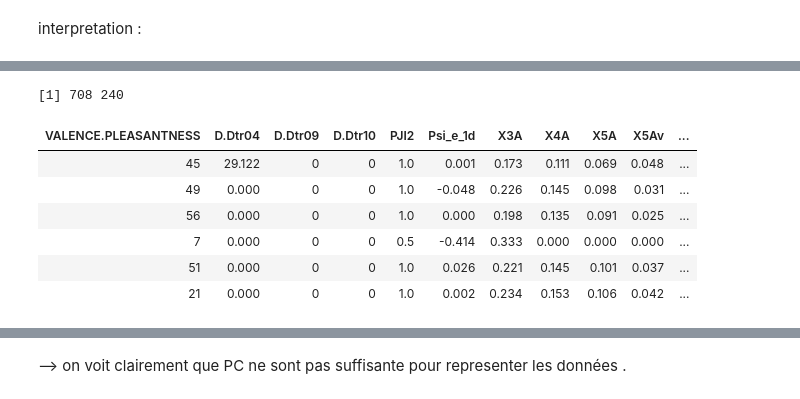
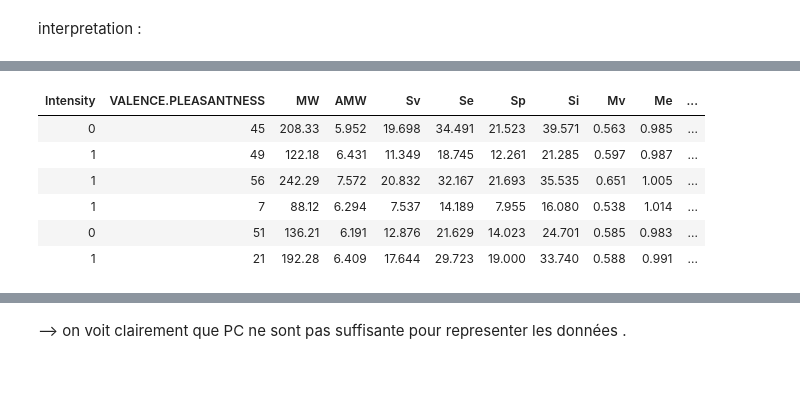
Before and after one commit to Alicia-max/BIO322-Regression, a Jupyter notebook: src/Exploration.ipynb, the cells around one changed output, grey strips where cells are left out. Drawn from its saved outputs; the diff is of its cells as text; code cells hidden in the pictures.

```diff
--- a/src/Exploration.ipynb
+++ b/src/Exploration.ipynb
@@ -30,0 +22,5 @@ interpretation :
+# %%
+# change the low or high Intensity to binary values
+
+lookup <- c("low" = 1, "high" = 0)
+data$Intensity <- lookup[data$Intensity]
@@ -31,13 +35,17 @@ interpretation :
 # %%
+
 #tire des datas : bougeons les collones avec var = 0 and colonnea correlée  .
 data <- data[, which(apply(data, 2, var)!=0)]
 cormat<- cor(data)
-seuil <- 0.7
 
 
-c<- colnames(cormat)[!apply((lower.tri(cormat) & abs(cormat)>=seuil),2,any)] #lower.tri bc cormat matrice symetrique.
+
+c<- colnames(cormat)[!apply((lower.tri(cormat) & abs(cormat)==1),2,any)] #lower.tri bc cormat matrice symetrique.
+
 data<-data[, c]
 data<-na.omit(data)
+data <- data[,-3]
+
 dim(data)
 head(data)
 # %% [output]
@@ -47,11 +53,10 @@ Warning message in FUN(newX[, i], ...):
-[1] 708 240
-| VALENCE.PLEASANTNESS | D.Dtr04 | D.Dtr09 | D.Dtr10 | PJI2 | Psi_e_1d | X3A | X4A | X5A | X5Av | ... |
-| 45 | 29.122 | 0 | 0 | 1.0 | 0.001 | 0.173 | 0.111 | 0.069 | 0.048 | ... |
-| 49 | 0.000 | 0 | 0 | 1.0 | -0.048 | 0.226 | 0.145 | 0.098 | 0.031 | ... |
-| 56 | 0.000 | 0 | 0 | 1.0 | 0.000 | 0.198 | 0.135 | 0.091 | 0.025 | ... |
-| 7 | 0.000 | 0 | 0 | 0.5 | -0.414 | 0.333 | 0.000 | 0.000 | 0.000 | ... |
-| 51 | 0.000 | 0 | 0 | 1.0 | 0.026 | 0.221 | 0.145 | 0.101 | 0.037 | ... |
-| 21 | 0.000 | 0 | 0 | 1.0 | 0.002 | 0.234 | 0.153 | 0.106 | 0.042 | ... |
+| Intensity | VALENCE.PLEASANTNESS | MW | AMW | Sv | Se | Sp | Si | Mv | Me | ... |
+| 0 | 45 | 208.33 | 5.952 | 19.698 | 34.491 | 21.523 | 39.571 | 0.563 | 0.985 | ... |
+| 1 | 49 | 122.18 | 6.431 | 11.349 | 18.745 | 12.261 | 21.285 | 0.597 | 0.987 | ... |
+| 1 | 56 | 242.29 | 7.572 | 20.832 | 32.167 | 21.693 | 35.535 | 0.651 | 1.005 | ... |
+| 1 | 7 | 88.12 | 6.294 | 7.537 | 14.189 | 7.955 | 16.080 | 0.538 | 1.014 | ... |
+| 0 | 51 | 136.21 | 6.191 | 12.876 | 21.629 | 14.023 | 24.701 | 0.585 | 0.983 | ... |
+| 1 | 21 | 192.28 | 6.409 | 17.644 | 29.723 | 19.000 | 33.740 | 0.588 | 0.991 | ... |
 # %%
 #Feature Engineering : foward regression create new data
 library(leaps)
```
Also changed, not shown: parts of 16 cells of this notebook.
